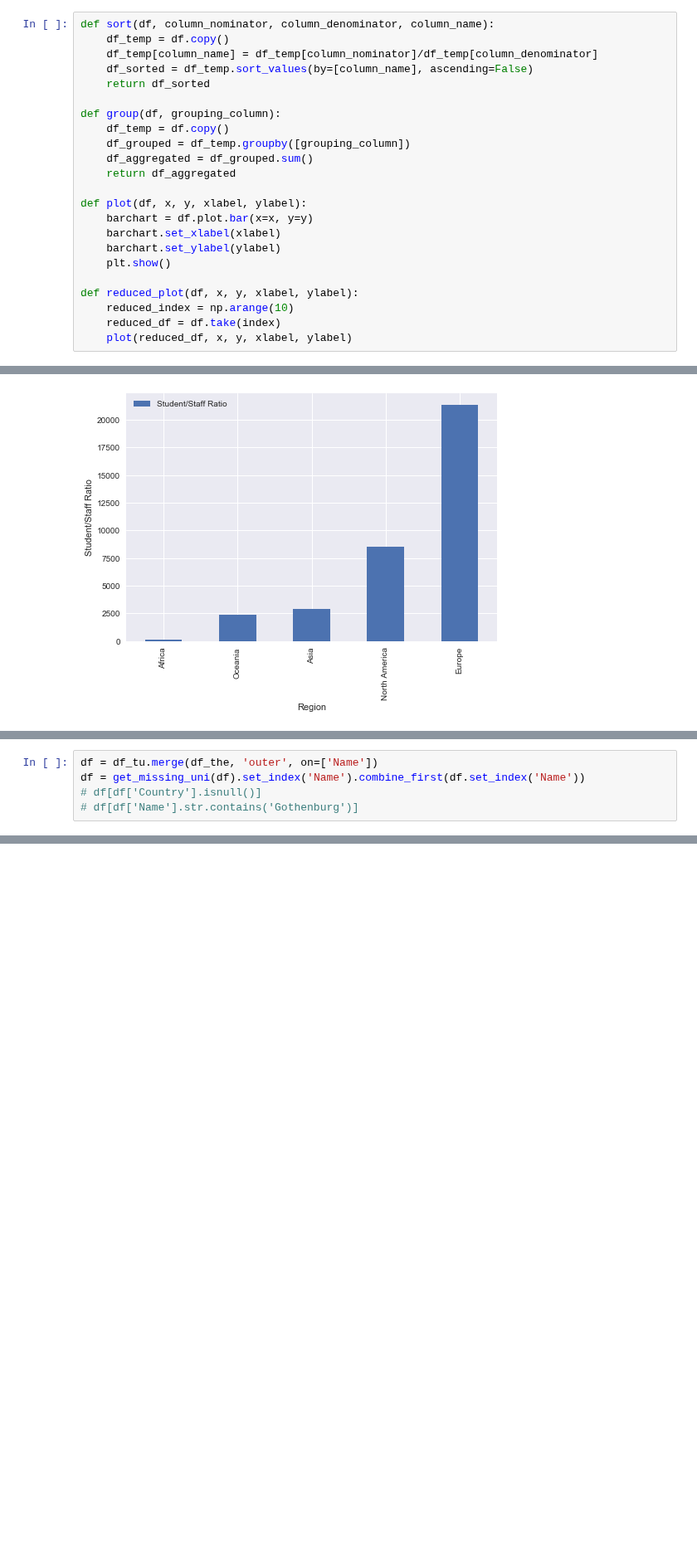
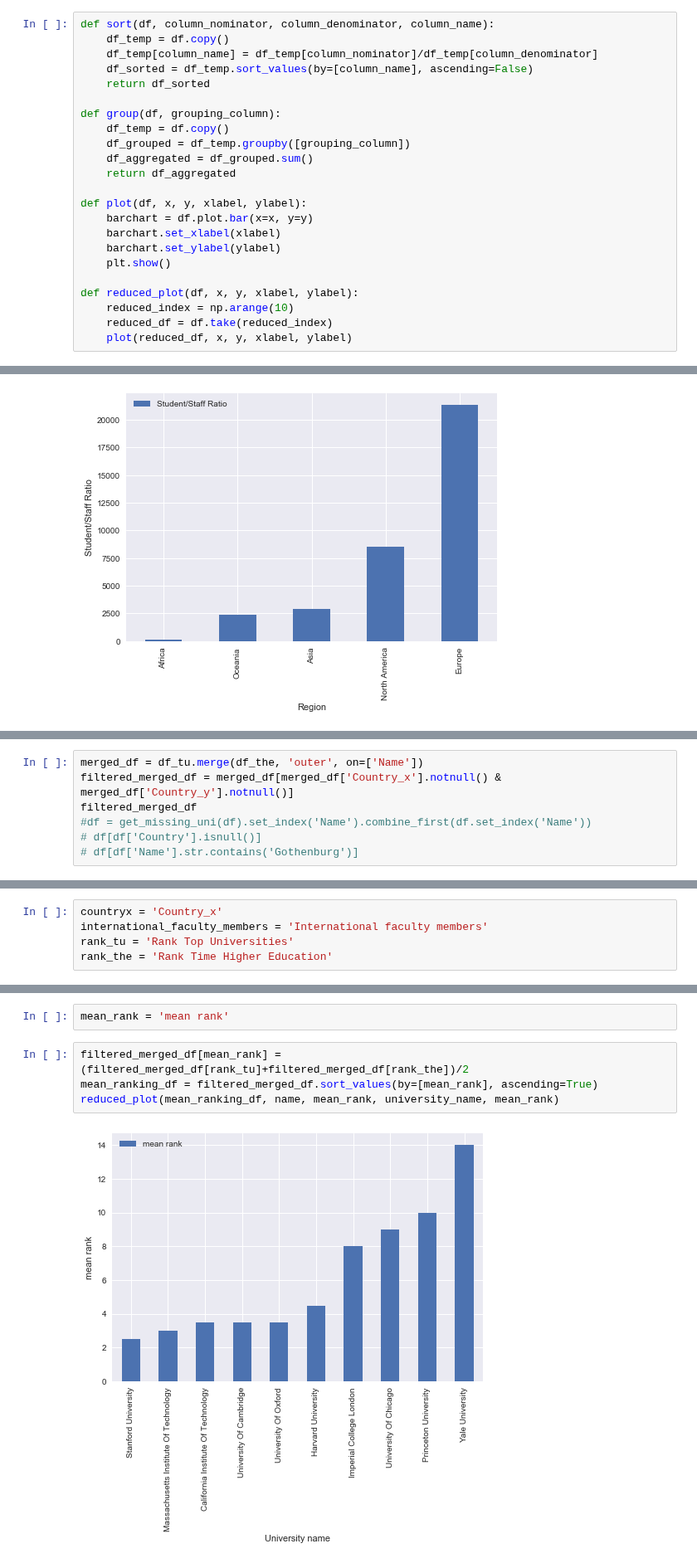
Before and after one commit to raphaelBarman/ADA-dh, a Jupyter notebook: 02 - Data from the Web/Homework 2.ipynb, the cells around one changed output, grey strips where cells are left out. Shown at 83% size. Cells and saved outputs as stored; diff of their text form; blank space fills up the shorter version.

Commit message:
question 4 and 5 done, missing explanations

```diff
--- a/02 - Data from the Web/Homework 2.ipynb
+++ b/02 - Data from the Web/Homework 2.ipynb
@@ -136,7 +134,7 @@ def plot(df, x, y, xlabel, ylabel):
 
 def reduced_plot(df, x, y, xlabel, ylabel):
     reduced_index = np.arange(10)
-    reduced_df = df.take(index)
+    reduced_df = df.take(reduced_index)
     plot(reduced_df, x, y, xlabel, ylabel)
 # %%
 #column index
@@ -282,5 +282,7 @@ plot(df_the_QBD, region, number_international_student, region, number_internatio
 # %%
-df = df_tu.merge(df_the, 'outer', on=['Name'])
-df = get_missing_uni(df).set_index('Name').combine_first(df.set_index('Name'))
+merged_df = df_tu.merge(df_the, 'outer', on=['Name'])
+filtered_merged_df = merged_df[merged_df['Country_x'].notnull() & merged_df['Country_y'].notnull()]
+filtered_merged_df
+#df = get_missing_uni(df).set_index('Name').combine_first(df.set_index('Name'))
 # df[df['Country'].isnull()]
 # df[df['Name'].str.contains('Gothenburg')]
@@ -288,0 +321,5 @@ df_the
+# %%
+countryx = 'Country_x'
+international_faculty_members = 'International faculty members'
+rank_tu = 'Rank Top Universities'
+rank_the = 'Rank Time Higher Education'
@@ -288,0 +423,8 @@ df_the
+# %%
+mean_rank = 'mean rank'
+# %%
+filtered_merged_df[mean_rank] = (filtered_merged_df[rank_tu]+filtered_merged_df[rank_the])/2
+mean_ranking_df = filtered_merged_df.sort_values(by=[mean_rank], ascending=True)
+reduced_plot(mean_ranking_df, name, mean_rank, university_name, mean_rank)
+# %% [output]
+[figure, added]
```
Also changed, not shown: parts of 23 cells of this notebook.
